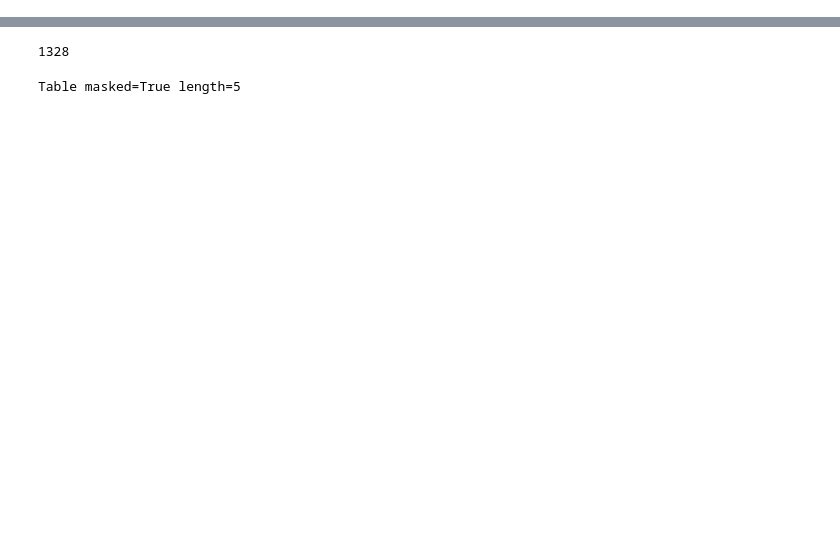
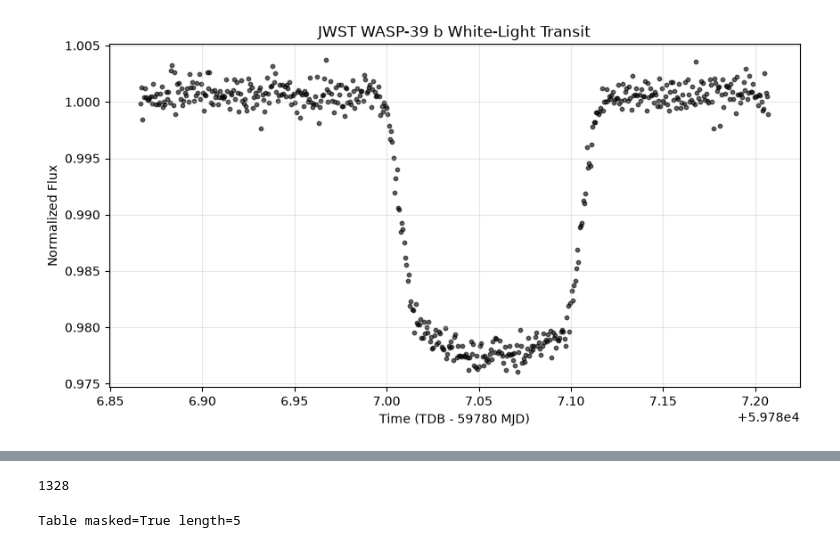
Before and after one commit to hwytaske1/jwst-exoplanet-transmission, a Jupyter notebook: jwst-exoplanet-transmission/01_MAST_Query_WASP39.ipynb, the cells around one changed output, grey strips where cells are left out. Cells and saved outputs as stored; diff of their text form; code cells hidden in the pictures; blank space fills up the shorter version.

```diff
--- a/jwst-exoplanet-transmission/01_MAST_Query_WASP39.ipynb
+++ b/jwst-exoplanet-transmission/01_MAST_Query_WASP39.ipynb
@@ -0,0 +25,6 @@
+# %%
+filename = "jw01366-o001_t001_niriss_clear-gr700xd-substrip256_x1dints.fits"
+
+hdul = fits.open(filename)
+
+hdul.info()
@@ -0,0 +166,8 @@
+# %%
+pipeline = JWSTTransitPipeline(
+    "jw01366-o001_t001_niriss_clear-gr700xd-substrip256_x1dints.fits"
+)
+
+pipeline.load_and_stitch_segments()
+
+norm_flux = pipeline.get_white_light_curve()
@@ -0,0 +181,20 @@
+# %%
+plt.figure(figsize=(10,5))
+
+plt.scatter(
+    pipeline.times,
+    norm_flux,
+    s=10,
+    color="black",
+    alpha=0.6
+)
+
+plt.xlabel("Time (TDB - 59780 MJD)")
+plt.ylabel("Normalized Flux")
+plt.title("JWST WASP-39 b White-Light Transit")
+
+plt.grid(alpha=0.3)
+
+plt.show()
+# %% [output]
+[figure, added]
```
Also changed, not shown: parts of 18 cells of this notebook.
